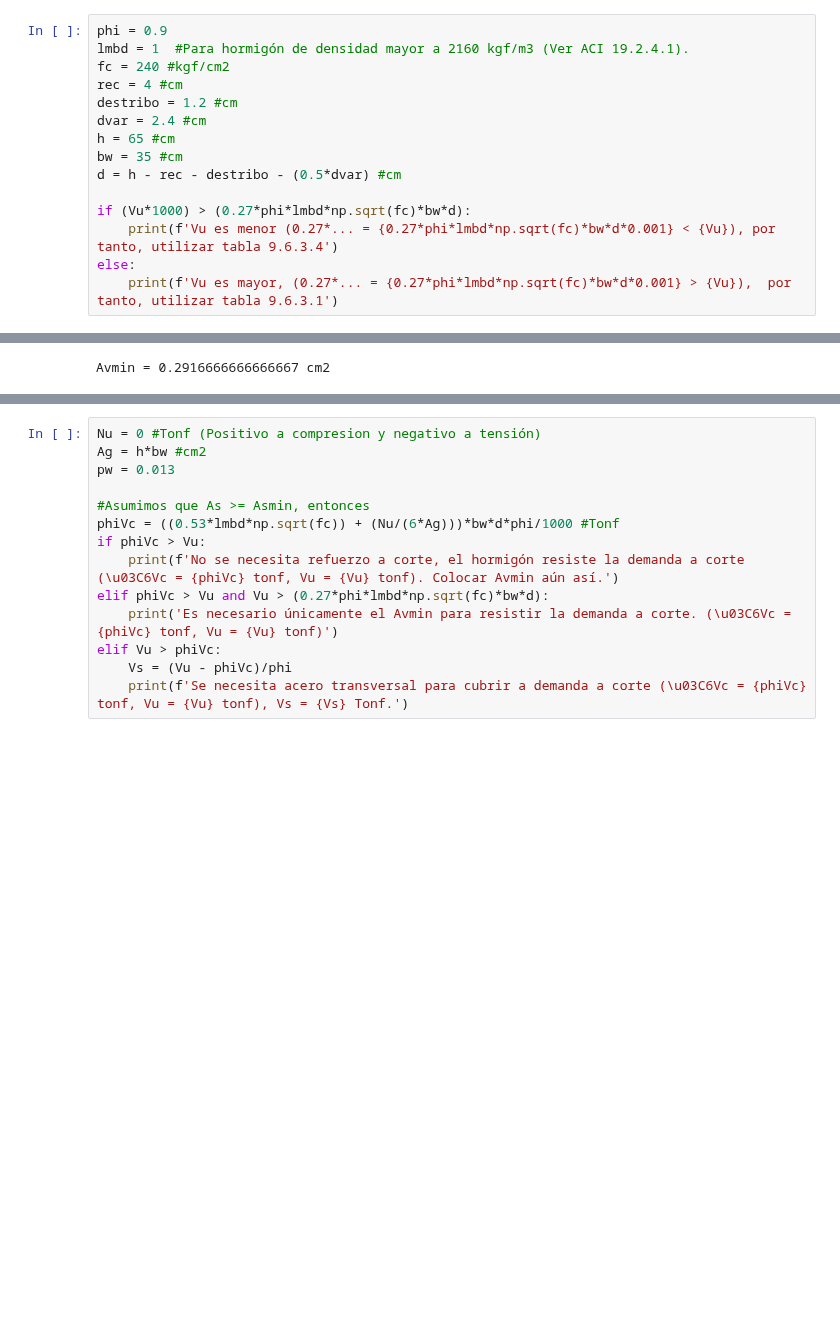
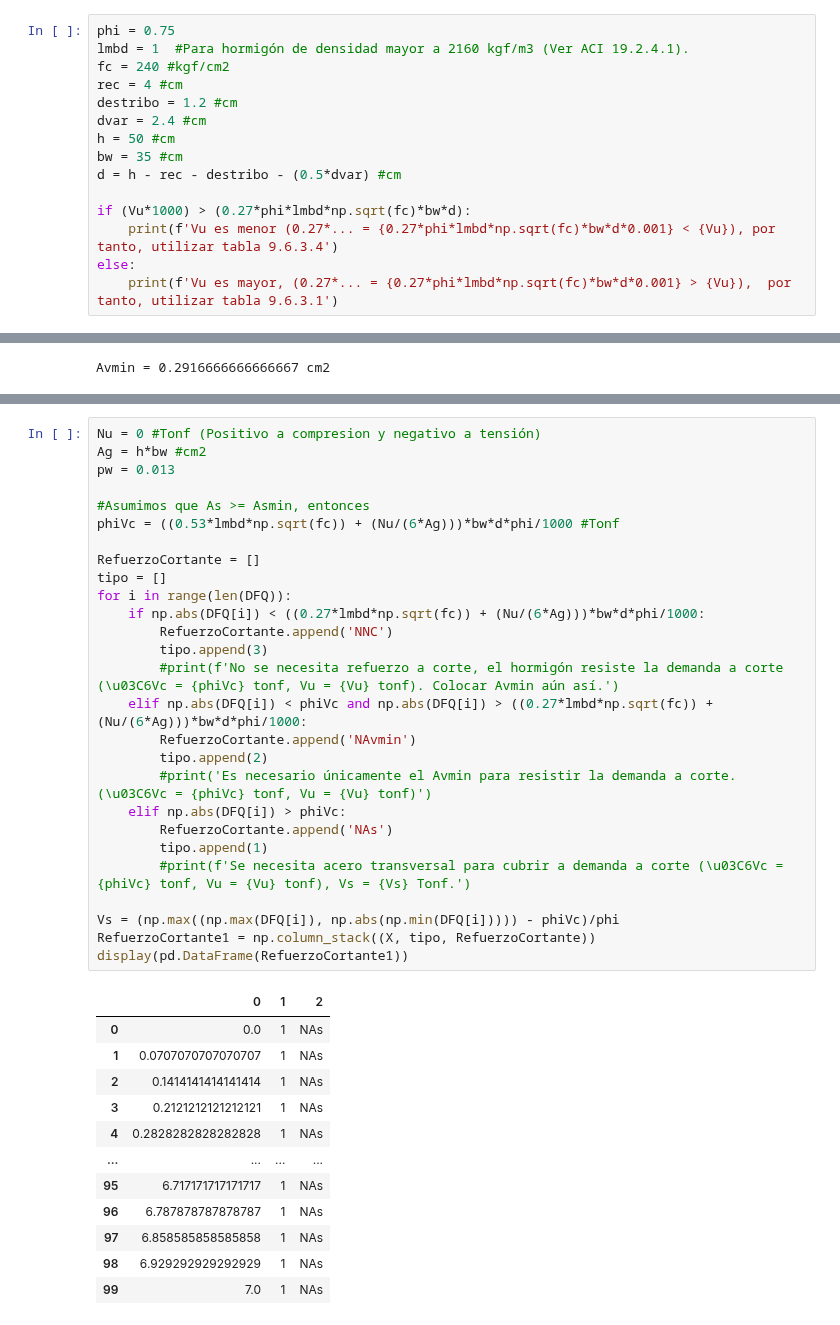
Before and after one commit to NicoJat/Main-codes, a Jupyter notebook: Hormigon/vigas/Diseño_Corte.ipynb, the cells around one changed output, grey strips where cells are left out. Drawn from its saved outputs; the diff is of its cells as text; blank space fills up the shorter version.

```diff
--- a/Hormigon/vigas/Diseño_Corte.ipynb
+++ b/Hormigon/vigas/Diseño_Corte.ipynb
@@ -17,13 +18,13 @@ Para el $A_{v,min}$, Verificar si se cumple:
 Vu > 0,27 \phi \lambda \sqrt{f'_{c}} \ b_{w} \ d
 \end{align*}
 # %%
-phi = 0.9
+phi = 0.75
 lmbd = 1  #Para hormigón de densidad mayor a 2160 kgf/m3 (Ver ACI 19.2.4.1).
 fc = 240 #kgf/cm2
 rec = 4 #cm
 destribo = 1.2 #cm
 dvar = 2.4 #cm
-h = 65 #cm
+h = 50 #cm
 bw = 35 #cm
 d = h - rec - destribo - (0.5*dvar) #cm
 
@@ -67,15 +149,40 @@ Utilizamos la ACI 22.5.5.1
 # %%
 Nu = 0 #Tonf (Positivo a compresion y negativo a tensión)
 Ag = h*bw #cm2
 pw = 0.013
 
 #Asumimos que As >= Asmin, entonces
 phiVc = ((0.53*lmbd*np.sqrt(fc)) + (Nu/(6*Ag)))*bw*d*phi/1000 #Tonf
-if phiVc > Vu:
-    print(f'No se necesita refuerzo a corte, el hormigón resiste la demanda a corte (\u03C6Vc = {phiVc} tonf, Vu = {Vu} tonf). Colocar Avmin aún así.')
-elif phiVc > Vu and Vu > (0.27*phi*lmbd*np.sqrt(fc)*bw*d):
-    print('Es necesario únicamente el Avmin para resistir la demanda a corte. (\u03C6Vc = {phiVc} tonf, Vu = {Vu} tonf)')
-elif Vu > phiVc:
-    Vs = (Vu - phiVc)/phi
-    print(f'Se necesita acero transversal para cubrir a demanda a corte (\u03C6Vc = {phiVc} tonf, Vu = {Vu} tonf), Vs = {Vs} Tonf.')
+
+RefuerzoCortante = []
+tipo = []
+for i in range(len(DFQ)):
+    if np.abs(DFQ[i]) < ((0.27*lmbd*np.sqrt(fc)) + (Nu/(6*Ag)))*bw*d*phi/1000:
+        RefuerzoCortante.append('NNC')
+        tipo.append(3)
+        #print(f'No se necesita refuerzo a corte, el hormigón resiste la demanda a corte (\u03C6Vc = {phiVc} tonf, Vu = {Vu} tonf). Colocar Avmin aún así.')
+    elif np.abs(DFQ[i]) < phiVc and np.abs(DFQ[i]) > ((0.27*lmbd*np.sqrt(fc)) + (Nu/(6*Ag)))*bw*d*phi/1000:
+        RefuerzoCortante.append('NAvmin')
+        tipo.append(2)
+        #print('Es necesario únicamente el Avmin para resistir la demanda a corte. (\u03C6Vc = {phiVc} tonf, Vu = {Vu} tonf)')
+    elif np.abs(DFQ[i]) > phiVc:
+        RefuerzoCortante.append('NAs')
+        tipo.append(1)
+        #print(f'Se necesita acero transversal para cubrir a demanda a corte (\u03C6Vc = {phiVc} tonf, Vu = {Vu} tonf), Vs = {Vs} Tonf.')
+
+Vs = (np.max((np.max(DFQ[i]), np.abs(np.min(DFQ[i])))) - phiVc)/phi
+RefuerzoCortante1 = np.column_stack((X, tipo, RefuerzoCortante))
+display(pd.DataFrame(RefuerzoCortante1))
 # %% [output]
+|  | 0 | 1 | 2 |
+| 0 | 0.0 | 1 | NAs |
+| 1 | 0.0707070707070707 | 1 | NAs |
+| 2 | 0.1414141414141414 | 1 | NAs |
+| 3 | 0.2121212121212121 | 1 | NAs |
+| 4 | 0.2828282828282828 | 1 | NAs |
+| ... | ... | ... | ... |
+| 95 | 6.717171717171717 | 1 | NAs |
+| 96 | 6.787878787878787 | 1 | NAs |
+| 97 | 6.858585858585858 | 1 | NAs |
+| 98 | 6.929292929292929 | 1 | NAs |
+| 99 | 7.0 | 1 | NAs |
```
Also changed, not shown: parts of 13 cells of this notebook, 3 other files.
